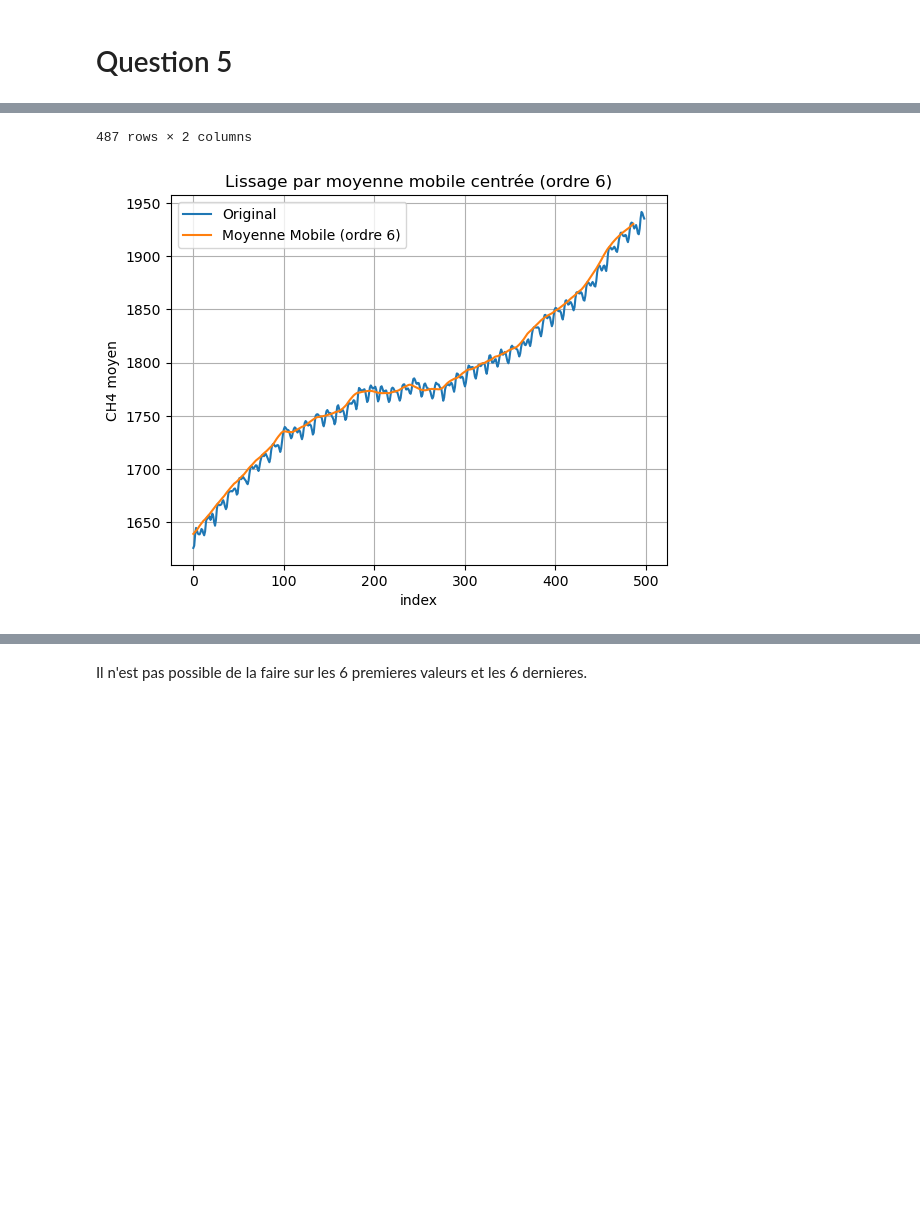
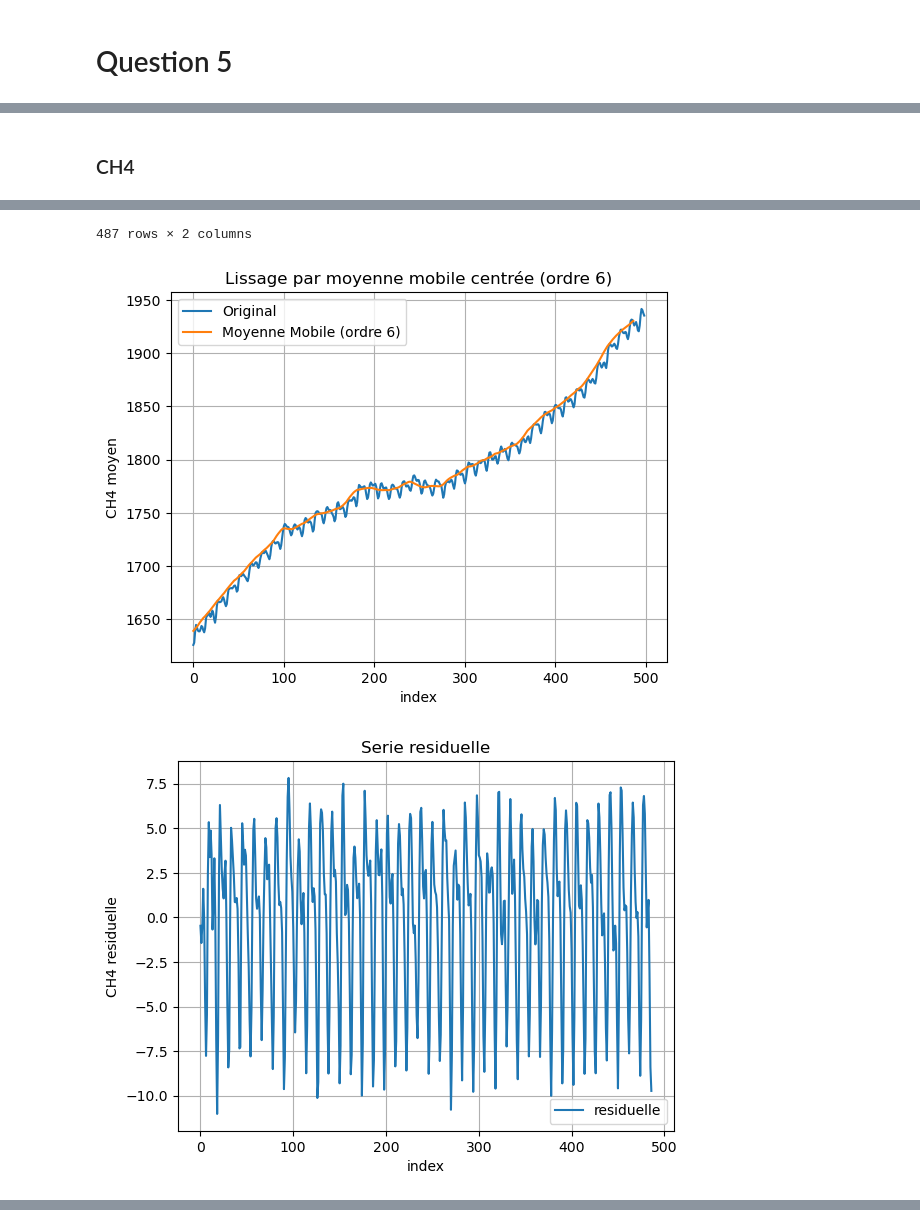
Before and after one commit to AxelGiovannai/Stat_Project, a Jupyter notebook: notebook1.ipynb, the cells around one changed output, grey strips where cells are left out. Drawn from its saved outputs; the diff is of its cells as text; code cells hidden in the pictures; blank space fills up the shorter version.

Commit message:
5.3 affichage ne marche pas de fou.

```diff
--- a/notebook1.ipynb
+++ b/notebook1.ipynb
@@ -128,22 +128,67 @@ def affichage_moyenne_mobile_ordre_6(dataframe,smoothed_dataframe,y_label):
     plt.ylabel(y_label + " moyen")
     plt.legend()
     plt.show()
+# %%
+def serie_residuelle_vector(dataframe,smoothed_dataframe,offset):
+    x_t = dataframe['average'].iloc[offset : -offset].to_numpy()
+    x_t_smoothed = smoothed_dataframe['average_smoothed'].to_numpy()
+    S_t = x_t - x_t_smoothed
+    months = dataframe['month'].iloc[offset : -offset].to_numpy()
+    df_residuelle = pd.DataFrame({'month' : months, 'residual' : S_t})
+    return df_residuelle
+# %%
+def affichage_serie_residuelle(dataframe_residuelle,y_label):
+    sns.lineplot(data=dataframe_residuelle.reset_index(),x="index",y="residual",label="residuelle")
+    plt.grid(True)
+    plt.title("Serie residuelle")
+    plt.xlabel("index")
+    plt.ylabel(y_label + " residuelle")
+    plt.legend()
+    plt.show()
+# %%
+def coefficients_mensuels(dataframe,dataframe_residuelle,offset):
+    months = dataframe['month'].iloc[offset : -offset].to_numpy
+    dataframe_residuelle['month'] = months
+    coefficients = dataframe_residuelle.groupby('month')['residual'].mean().sort_index()
+    return coefficients
+# %%
+def affichage_coefficients_mensuels(serie_coefficient,y_label):
+    dataframe_coefficient = serie_coefficient.reset_index()
+    dataframe_coefficient.columns = ['month','coefficient']
+    dataframe_coefficient['month'] = pd.to_numeric(dataframe_coefficient['month'], errors='coerce')
+    sns.lineplot(data=dataframe_coefficient,x="month",y="coefficient",label="coefficient")
+    plt.grid(True)
+    plt.title("coefficients mensuels")
+    plt.xlabel("month")
+    plt.ylabel(y_label + " coefficients mensuels")
+    plt.xticks(ticks=range(1, 13))
+    plt.legend()
+    plt.show()
+# %% [markdown]
+### CH4
 # %%
 df_smoothed_ch4 = moyenne_mobile_ordre_6(df_ch4)
 display(df_smoothed_ch4)
 affichage_moyenne_mobile_ordre_6(df_ch4,df_smoothed_ch4,"CH4")
+
+df_residual_ch4 = serie_residuelle_vector(df_ch4,df_smoothed_ch4,6)
+affichage_serie_residuelle(df_residual_ch4,"CH4")
+
+coefficients_mensuels_ch4 = coefficients_mensuels(df_ch4,df_residual_ch4,6)
+affichage_coefficients_mensuels(coefficients_mensuels_ch4,"CH4")
 # %% [output]
 |  | month | average_smoothed |
 | 0 | 1 | 1639.139583 |
 | 1 | 2 | 1640.187083 |
 | 2 | 3 | 1641.240417 |
 | 3 | 4 | 1642.142500 |
 | 4 | 5 | 1643.007083 |
 | ... | ... | ... |
 | 482 | 3 | 1927.365833 |
 | 483 | 4 | 1928.285833 |
 | 484 | 5 | 1929.119583 |
 | 485 | 6 | 1929.755833 |
 | 486 | 7 | 1930.314167 |
 487 rows × 2 columns
 [figure]
+[figure, added]
@@ -150,2 +195,0 @@ affichage_moyenne_mobile_ordre_6(df_ch4,df_smoothed_ch4,"CH4")
-# %% [markdown]
-Il n'est pas possible de la faire sur les 6 premieres valeurs et les 6 dernieres.
```
Also changed, not shown: parts of 12 cells of this notebook.
